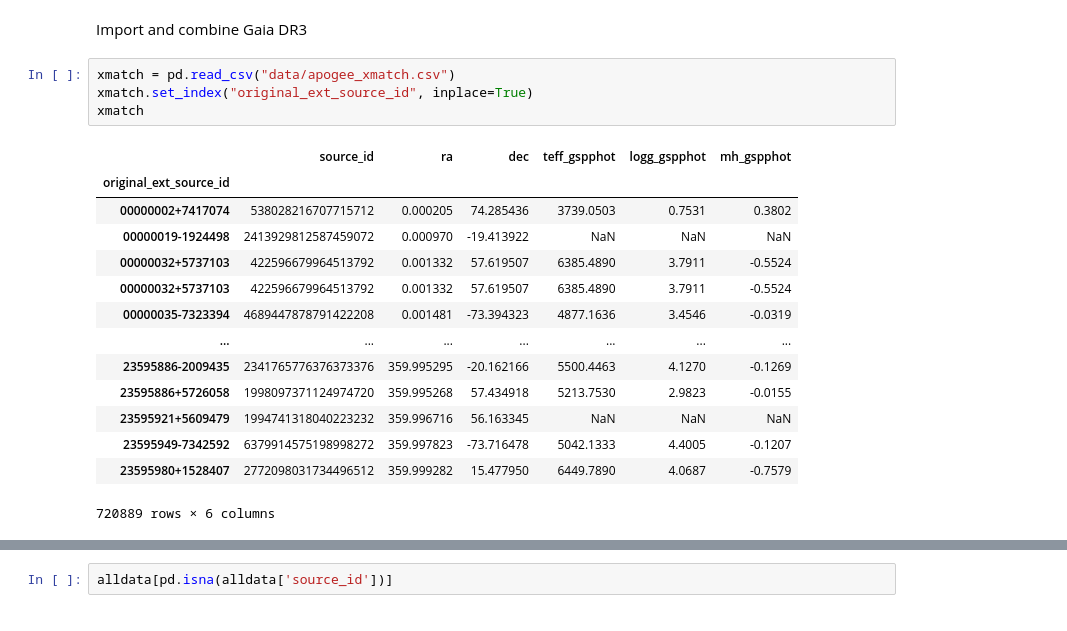
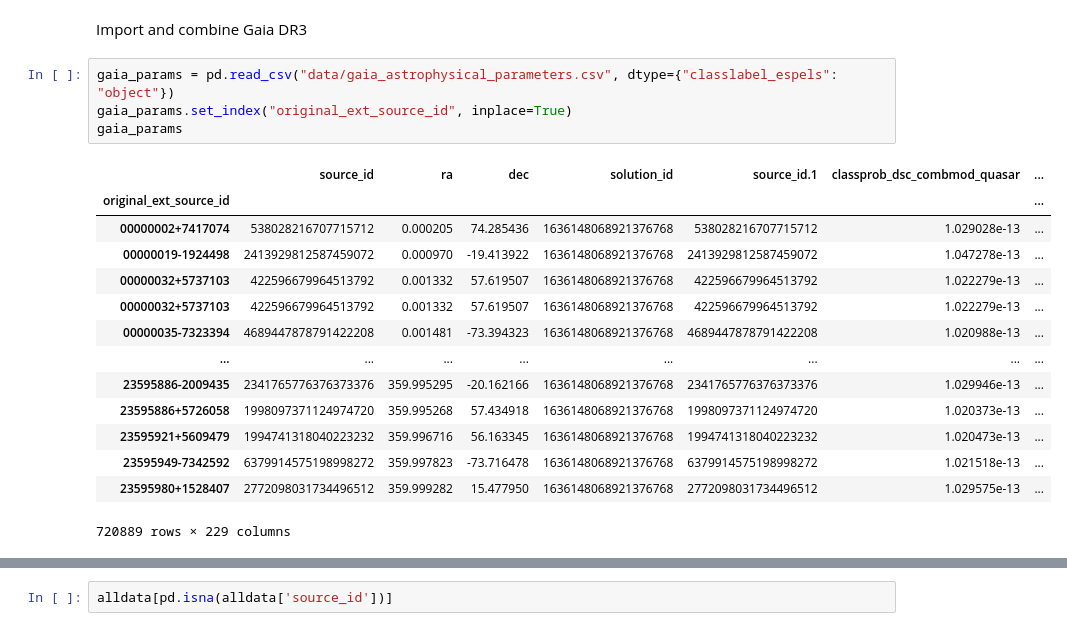
Before and after one commit to lodubay/gaia-sprint, a Jupyter notebook: compare_apogee.ipynb, the cells around one changed output, grey strips where cells are left out. Drawn from its saved outputs; the diff is of its cells as text.

```diff
--- a/compare_apogee.ipynb
+++ b/compare_apogee.ipynb
@@ -115,21 +158,21 @@ aspcap_df["XMATCH_ID"].to_csv("data/apogee_tmass_ids.csv", index=False, header=F
 # %% [markdown]
 Import and combine Gaia DR3
 # %%
-xmatch = pd.read_csv("data/apogee_xmatch.csv")
-xmatch.set_index("original_ext_source_id", inplace=True)
-xmatch
+gaia_params = pd.read_csv("data/gaia_astrophysical_parameters.csv", dtype={"classlabel_espels": "object"})
+gaia_params.set_index("original_ext_source_id", inplace=True)
+gaia_params
 # %% [output]
-|  | source_id | ra | dec | teff_gspphot | logg_gspphot | mh_gspphot |
-| original_ext_source_id |  |  |  |  |  |  |
-| 00000002+7417074 | 538028216707715712 | 0.000205 | 74.285436 | 3739.0503 | 0.7531 | 0.3802 |
-| 00000019-1924498 | 2413929812587459072 | 0.000970 | -19.413922 | NaN | NaN | NaN |
-| 00000032+5737103 | 422596679964513792 | 0.001332 | 57.619507 | 6385.4890 | 3.7911 | -0.5524 |
-| 00000032+5737103 | 422596679964513792 | 0.001332 | 57.619507 | 6385.4890 | 3.7911 | -0.5524 |
-| 00000035-7323394 | 4689447878791422208 | 0.001481 | -73.394323 | 4877.1636 | 3.4546 | -0.0319 |
-| ... | ... | ... | ... | ... | ... | ... |
-| 23595886-2009435 | 2341765776376373376 | 359.995295 | -20.162166 | 5500.4463 | 4.1270 | -0.1269 |
-| 23595886+5726058 | 1998097371124974720 | 359.995268 | 57.434918 | 5213.7530 | 2.9823 | -0.0155 |
-| 23595921+5609479 | 1994741318040223232 | 359.996716 | 56.163345 | NaN | NaN | NaN |
-| 23595949-7342592 | 6379914575198998272 | 359.997823 | -73.716478 | 5042.1333 | 4.4005 | -0.1207 |
-| 23595980+1528407 | 2772098031734496512 | 359.999282 | 15.477950 | 6449.7890 | 4.0687 | -0.7579 |
+|  | source_id | ra | dec | solution_id | source_id.1 | classprob_dsc_combmod_quasar | ... |
+| original_ext_source_id |  |  |  |  |  |  | ... |
+| 00000002+7417074 | 538028216707715712 | 0.000205 | 74.285436 | 1636148068921376768 | 538028216707715712 | 1.029028e-13 | ... |
+| 00000019-1924498 | 2413929812587459072 | 0.000970 | -19.413922 | 1636148068921376768 | 2413929812587459072 | 1.047278e-13 | ... |
+| 00000032+5737103 | 422596679964513792 | 0.001332 | 57.619507 | 1636148068921376768 | 422596679964513792 | 1.022279e-13 | ... |
+| 00000032+5737103 | 422596679964513792 | 0.001332 | 57.619507 | 1636148068921376768 | 422596679964513792 | 1.022279e-13 | ... |
+| 00000035-7323394 | 4689447878791422208 | 0.001481 | -73.394323 | 1636148068921376768 | 4689447878791422208 | 1.020988e-13 | ... |
+| ... | ... | ... | ... | ... | ... | ... | ... |
+| 23595886-2009435 | 2341765776376373376 | 359.995295 | -20.162166 | 1636148068921376768 | 2341765776376373376 | 1.029946e-13 | ... |
+| 23595886+5726058 | 1998097371124974720 | 359.995268 | 57.434918 | 1636148068921376768 | 1998097371124974720 | 1.020373e-13 | ... |
+| 23595921+5609479 | 1994741318040223232 | 359.996716 | 56.163345 | 1636148068921376768 | 1994741318040223232 | 1.020473e-13 | ... |
+| 23595949-7342592 | 6379914575198998272 | 359.997823 | -73.716478 | 1636148068921376768 | 6379914575198998272 | 1.021518e-13 | ... |
+| 23595980+1528407 | 2772098031734496512 | 359.999282 | 15.477950 | 1636148068921376768 | 2772098031734496512 | 1.029575e-13 | ... |
-720889 rows × 6 columns
+720889 rows × 229 columns
```
Also changed, not shown: parts of 7 cells of this notebook.
